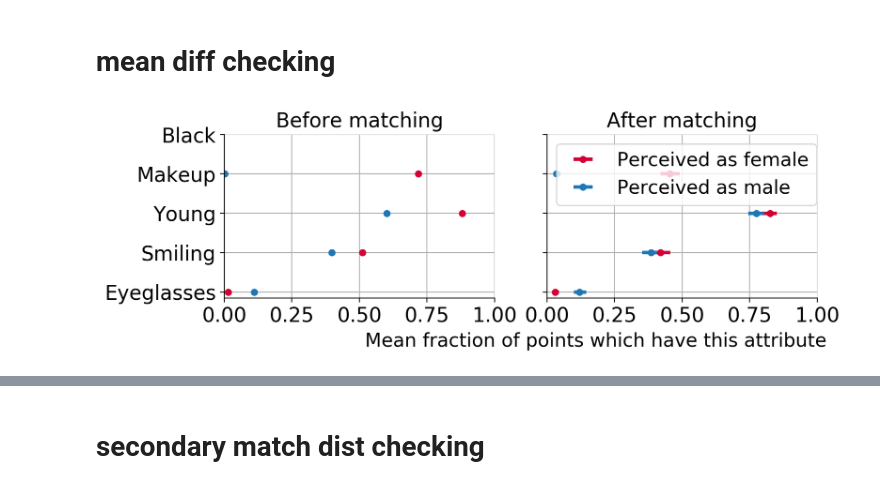
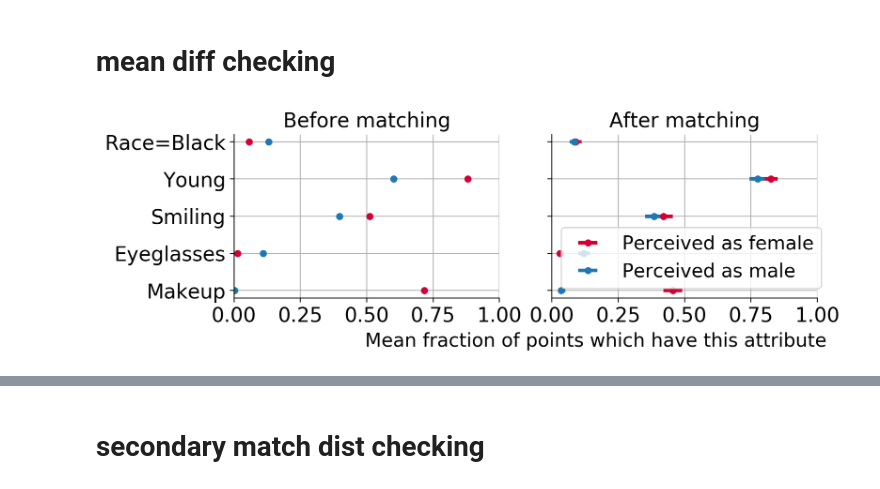
Before and after one commit to csinva/matching-with-gans, a Jupyter notebook: matching_benchmarking/05_analyze_matching_covariates.ipynb, the cells around one changed output, grey strips where cells are left out. Cells and saved outputs as stored; diff of their text form; code cells hidden in the pictures.

Commit message:
match intersectional covariates

```diff
--- a/matching_benchmarking/05_analyze_matching_covariates.ipynb
+++ b/matching_benchmarking/05_analyze_matching_covariates.ipynb
@@ -39,11 +39,11 @@ match_keys = OrderedDict({
 })
 ks_matched = [k for k in match_keys if not 'ref' in k]
 idxs_matched = matches[ks_matched].values
-d_matched = df.iloc[idxs_matched.flatten()]
+df_matched = df.iloc[idxs_matched.flatten()]
 
 # add Race = Black
-df['black'] = 0
-df.loc[df['race4_pred'] == 'Black', 'black'] = 1
-d_matched['black'] = 0
-d_matched.loc[d_matched['race4_pred'] == 'Black', 'black'] = 1
+df['Race=Black'] = 0
+df.loc[df['race4_pred'] == 'Black', 'Race=Black'] = 1
+df_matched['Race=Black'] = 0
+df_matched.loc[df_matched['race4_pred'] == 'Black', 'Race=Black'] = 1
 # %% [output]
@@ -116,34 +110,36 @@ d_matched['black']
 # %%
 R, C = 1, 2
 fig = plt.figure(dpi=200, figsize=(12, 3))
 ks = [ #'yaw', 'pitch', 'roll',
+     'Race=Black', 'young', 'smiling',
       'eyeglasses', 'makeup', 'gender',
-      'black', 'young', 'smiling'] #, 'background_mean']
+      ][::-1] #, 'background_mean']
+ks_g = [k for k in ks if not k == k_group]
 args = None
 colors = [cr, cb]
 titles = ['Before matching', 'After matching']
-for i, d in enumerate([df, d_matched]):
 
+for i, d in enumerate(ds):
     d = d[ks]
 
     # normalize to [0, 1]
-    d = (d - d.min()) / (d.max() - d.min())
+#     d = (d - d.min()) / (d.max() - d.min())
 
     g0 = d[d[k_group] == 0]
     g1 = d[d[k_group] == 1]
 
     ax = plt.subplot(R, C, i + 1)
     args = viz.plot_subgroup_means(g0, g1,
-                                        ks=np.array([k for k in ks if not k == k_group]),
+                                        ks=np.array(ks_g),
                                         CI='wilson',
-                                        ticklabels=i == 0, args=args, colors=colors)
+                                        ticklabels=i == 0, args=None, colors=colors)
     plt.title(titles[i])
     plt.xlim((0, 1))
 fig.text(0.5, 0, 'Mean fraction of points which have this attribute', ha='center')
 
 plt.legend(bbox_to_anchor=(1, 0.5))
 util.savefig('means_matching')
 plt.legend()
 plt.show()
 # %% [output]
-[figure, old version]
+[figure, new version]
```
Also changed, not shown: parts of 13 cells of this notebook, 8 other files.
